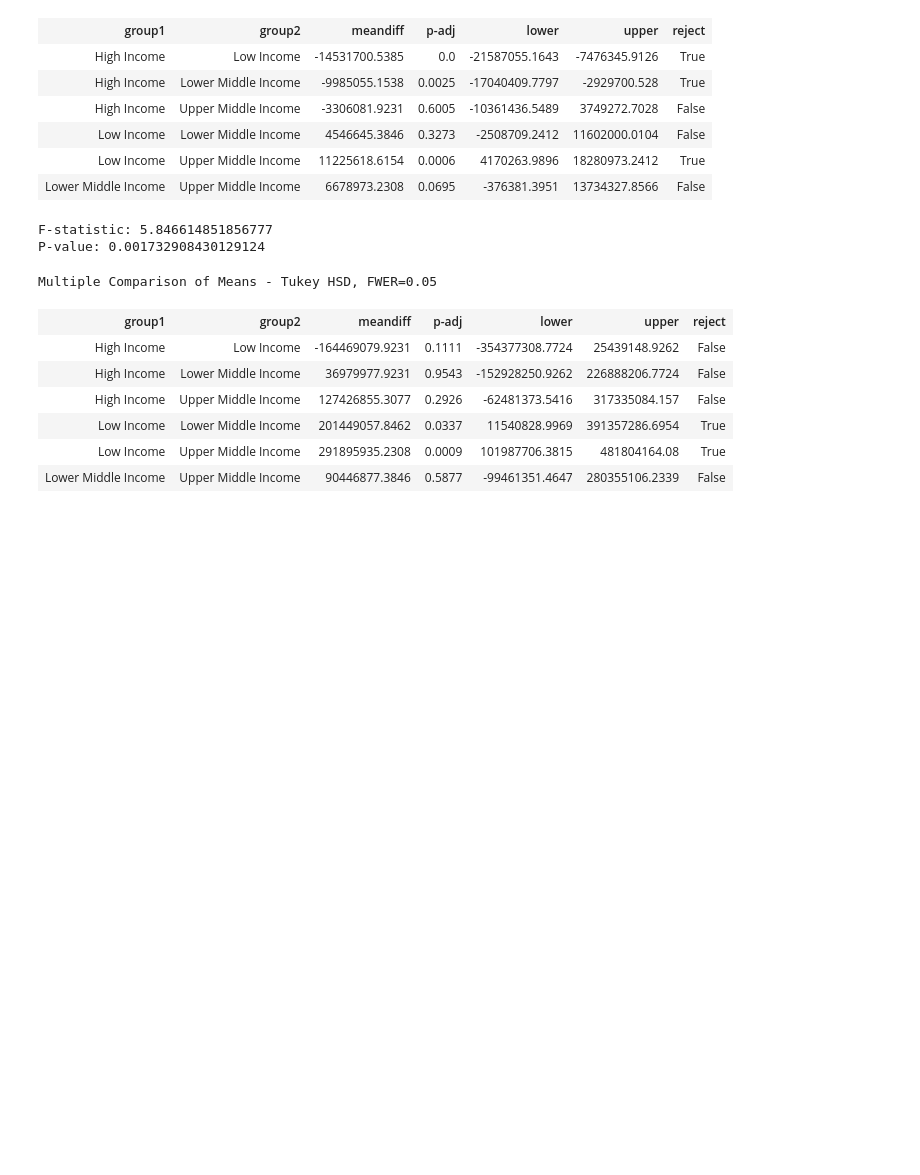
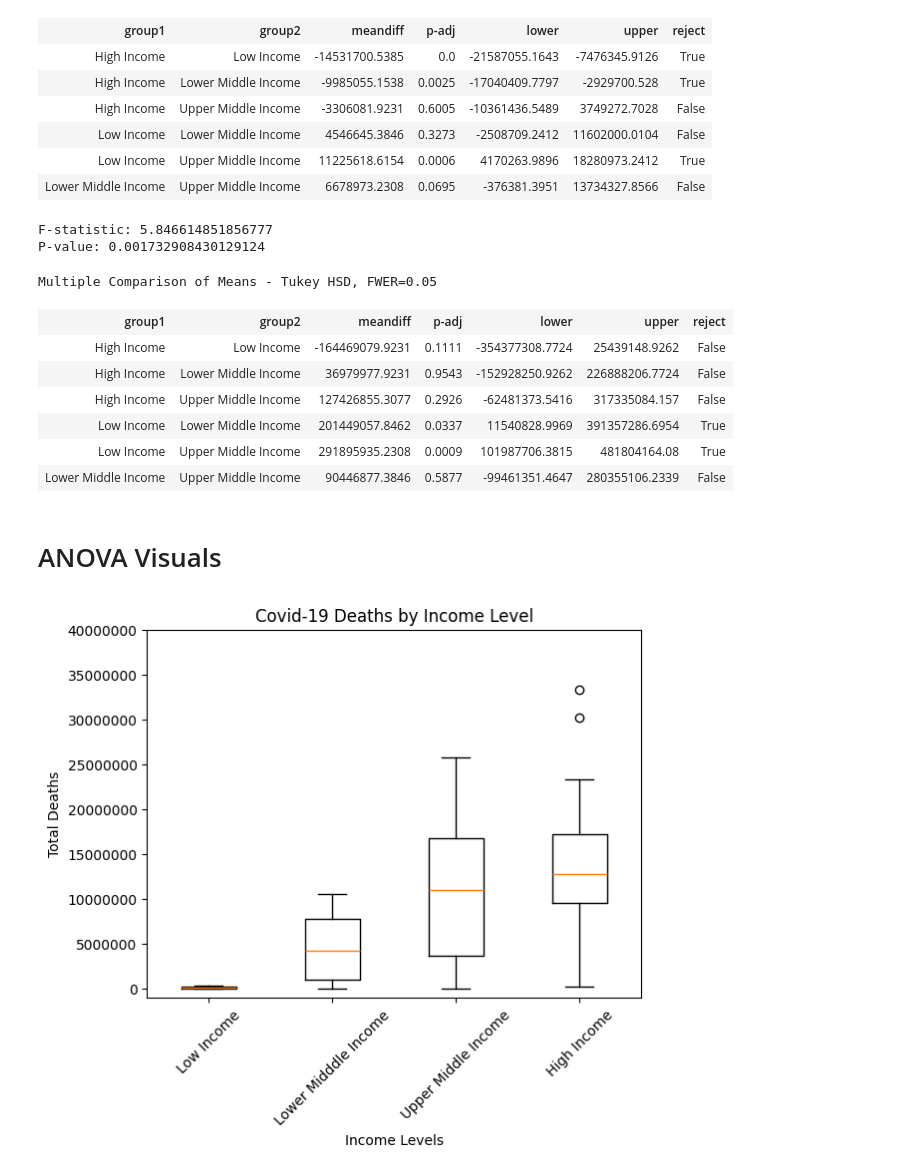
Before and after one commit to fow-jor08/Covid-19, a Jupyter notebook: Covid_19_Data_Set_Jordan_Fowler.ipynb, the cells around one changed output. Drawn from its saved outputs; the diff is of its cells as text; code cells hidden in the pictures; blank space fills up the shorter version.

```diff
--- a/Covid_19_Data_Set_Jordan_Fowler.ipynb
+++ b/Covid_19_Data_Set_Jordan_Fowler.ipynb
@@ -604,3 +604,25 @@ Multiple Comparison of Means - Tukey HSD, FWER=0.05
 | Low Income | Lower Middle Income | 201449057.8462 | 0.0337 | 11540828.9969 | 391357286.6954 | True |
 | Low Income | Upper Middle Income | 291895935.2308 | 0.0009 | 101987706.3815 | 481804164.08 | True |
 | Lower Middle Income | Upper Middle Income | 90446877.3846 | 0.5877 | -99461351.4647 | 280355106.2339 | False |
+# %% [markdown]
+# ANOVA Visuals
+# %%
+#Visualization (Deaths Box Plot)
+
+Low_Income=death_by_income["Low Income"].values
+Lower_Middle_Income=death_by_income['Lower Middle Income'].values
+Upper_Middle_Income=death_by_income["Upper Middle Income"].values
+High_Income=death_by_income["High Income"].values
+
+plt.boxplot([Low_Income,Lower_Middle_Income,Upper_Middle_Income,High_Income], labels=["Low Income","Lower Midddle Income", "Upper Middle Income", "High Income"])
+
+
+plt.title("Covid-19 Deaths by Income Level")
+plt.xlabel('Income Levels')
+plt.ylabel('Total Deaths')
+plt.xticks(rotation=45)
+plt.ticklabel_format(axis= "y",style="plain")
+plt.ylim(-1000000,40000000)
+plt.show()
+# %% [output]
+[figure, added]
```
Also changed, not shown: parts of 8 cells of this notebook.
